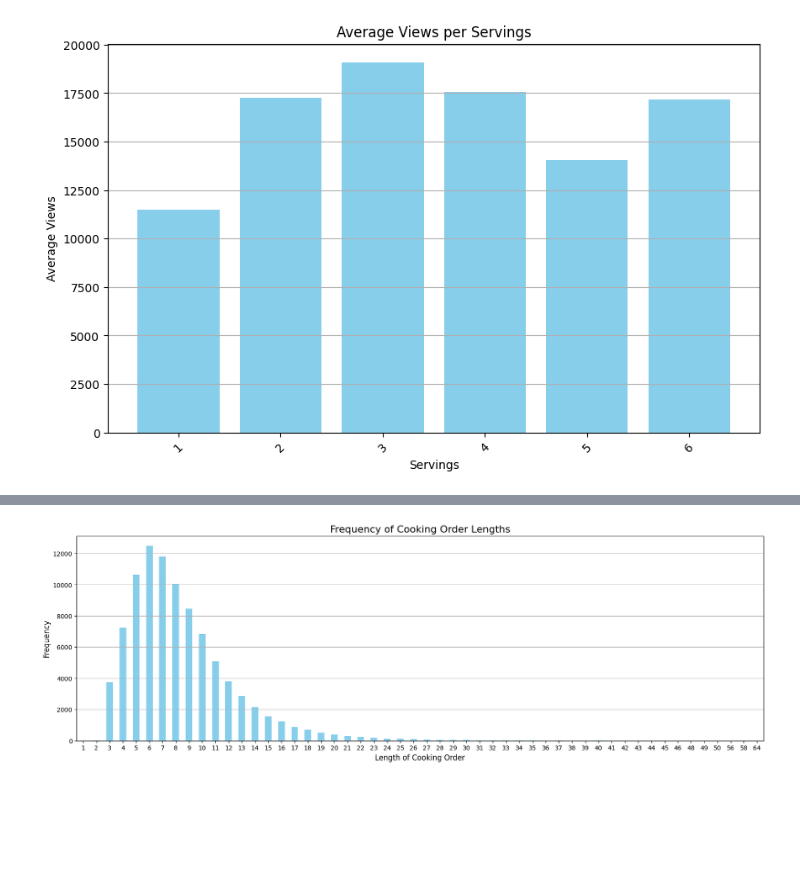
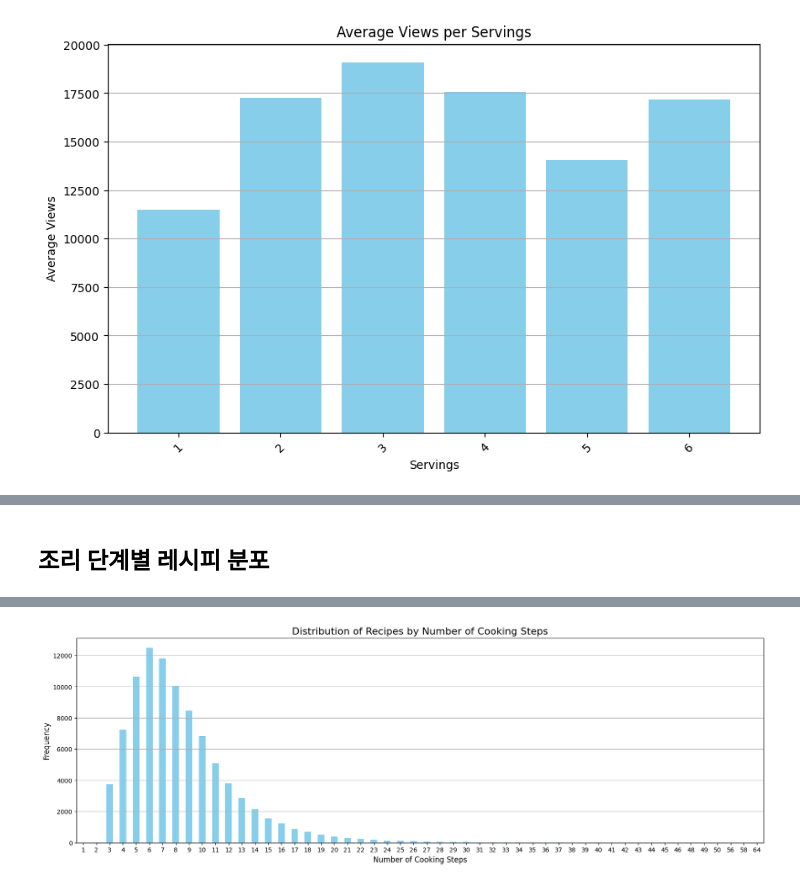
Before and after one commit to tasty-savings/ts-ai, a Jupyter notebook: data/analysis/10000_analysis.ipynb, the cells around one changed output, grey strips where cells are left out. Saved outputs shown, nothing was run; the diff lists cells and outputs as text; code cells hidden in the pictures; blank space fills up the shorter version.

```diff
--- a/data/analysis/10000_analysis.ipynb
+++ b/data/analysis/10000_analysis.ipynb
@@ -141,3 +111,5 @@ df["cooking_order"][230]
+# %% [markdown]
+## 조리 단계별 레시피 분포
 # %%
 # 각 리스트의 길이를 계산하고 그 중 최대 길이를 구함
 max_length = df['cooking_order'].apply(len).max()
@@ -156,25 +128,25 @@ max_length_row
 # %%
 import pandas as pd
 import matplotlib.pyplot as plt
 
 # 각 리스트의 길이를 계산
 df['cooking_order_length'] = df['cooking_order'].apply(len)
 
 # 길이에 따른 빈도수 계산
 length_counts = df['cooking_order_length'].value_counts().sort_index()
 
 # 빈도수 그래프 그리기
 plt.figure(figsize=(20, 6))
 length_counts.plot(kind='bar', color='skyblue')
-plt.title('Frequency of Cooking Order Lengths', fontsize=16)
-plt.xlabel('Length of Cooking Order', fontsize=12)
+plt.title('Distribution of Recipes by Number of Cooking Steps', fontsize=16)
+plt.xlabel('Number of Cooking Steps', fontsize=12)
 plt.ylabel('Frequency', fontsize=12)
 plt.xticks(rotation=0)
 plt.grid(axis='y')
 
 # 파일 저장
-plt.savefig('../img/10000_Frequency of Cooking Order Lengths.png')
+plt.savefig('../img/10000_Distribution of Recipes by Number of Cooking Steps.png')
 
 plt.show()
 # %% [output]
-[figure, old version]
+[figure, new version]
```
Also changed, not shown: parts of 29 cells of this notebook, 8 other files.
